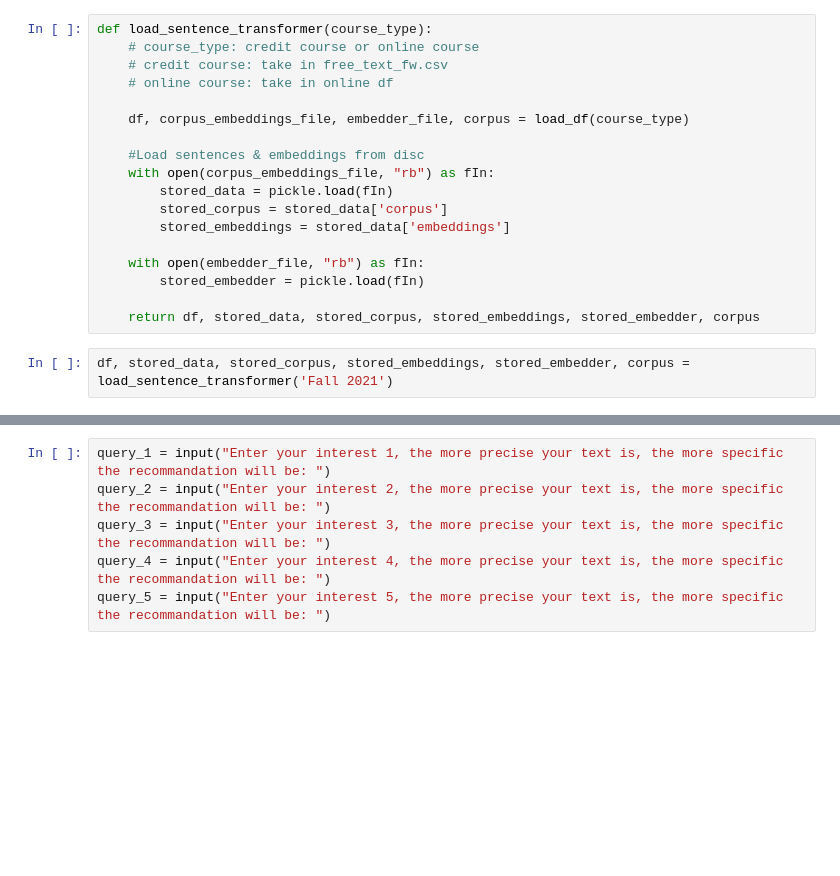
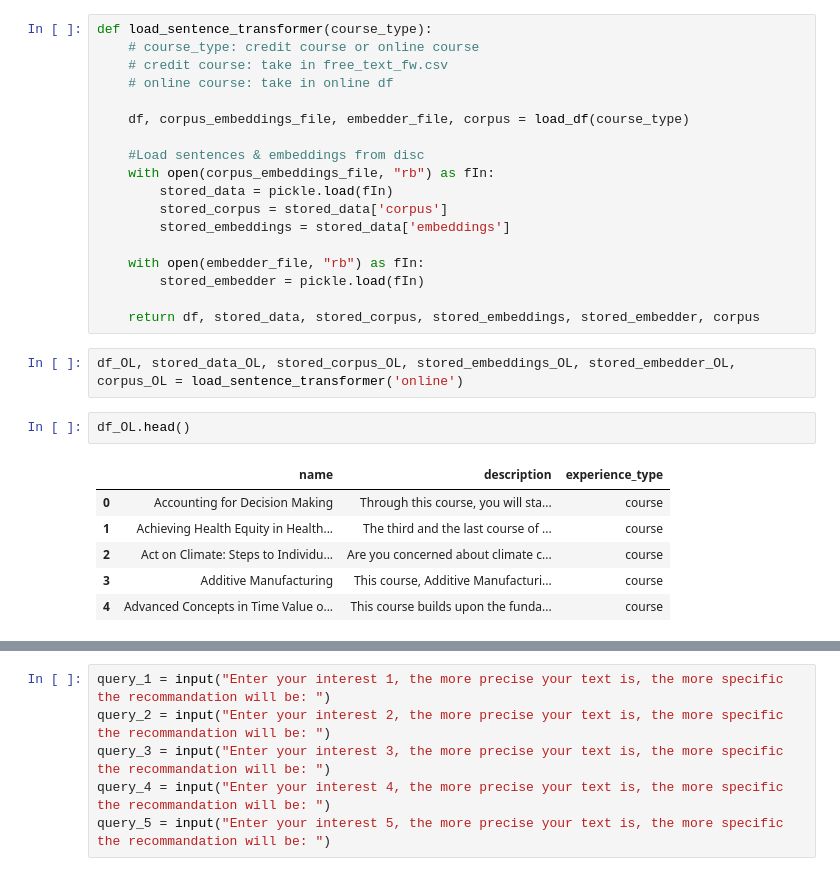
Before and after one commit to yessie-kim/classeek, a Jupyter notebook: deep_learning_free_text_BH_updated.ipynb, the cells around one changed output, grey strips where cells are left out. Saved outputs shown, nothing was run; the diff lists cells and outputs as text; blank space fills up the shorter version.

```diff
--- a/deep_learning_free_text_BH_updated.ipynb
+++ b/deep_learning_free_text_BH_updated.ipynb
@@ -56,8 +58,17 @@ def load_sentence_transformer(course_type):
         stored_embedder = pickle.load(fIn)
 
     return df, stored_data, stored_corpus, stored_embeddings, stored_embedder, corpus
-# %%
-df, stored_data, stored_corpus, stored_embeddings, stored_embedder, corpus = load_sentence_transformer('Fall 2021')
+# %%
+df_OL, stored_data_OL, stored_corpus_OL, stored_embeddings_OL, stored_embedder_OL, corpus_OL = load_sentence_transformer('online')
+# %%
+df_OL.head()
+# %% [output]
+|  | name | description | experience_type |
+| 0 | Accounting for Decision Making | Through this course, you will sta... | course |
+| 1 | Achieving Health Equity in Health... | The third and the last course of ... | course |
+| 2 | Act on Climate: Steps to Individu... | Are you concerned about climate c... | course |
+| 3 | Additive Manufacturing | This course, Additive Manufacturi... | course |
+| 4 | Advanced Concepts in Time Value o... | This course builds upon the funda... | course |
 # %%
 def recommender(course_type, queries, k):
     # query free text input from user about his interest
```
Also changed, not shown: parts of 10 cells of this notebook.
